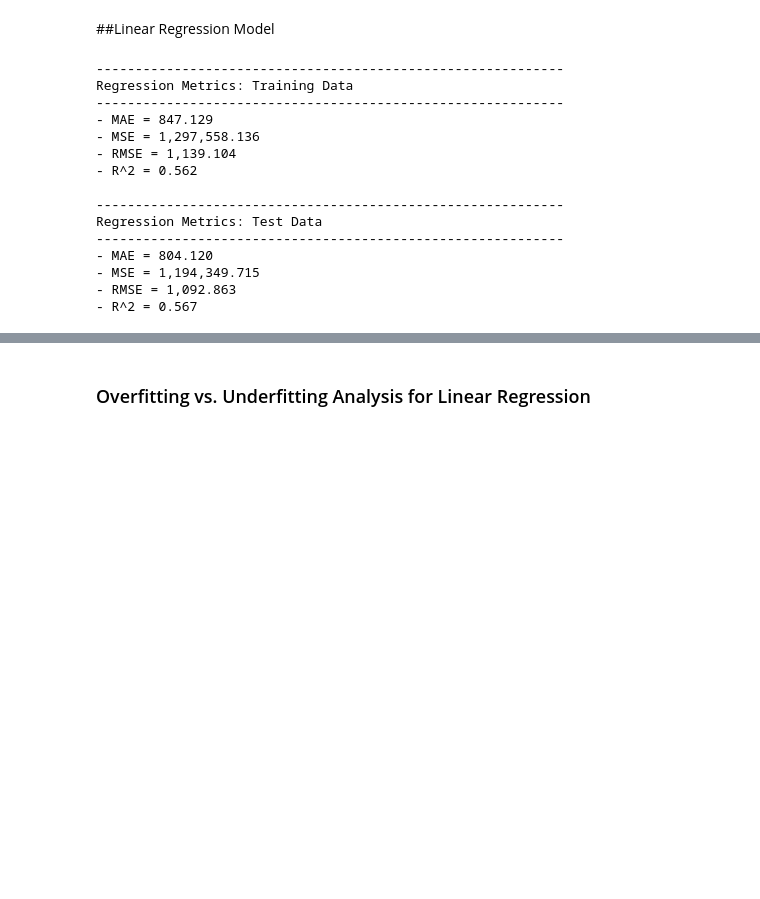
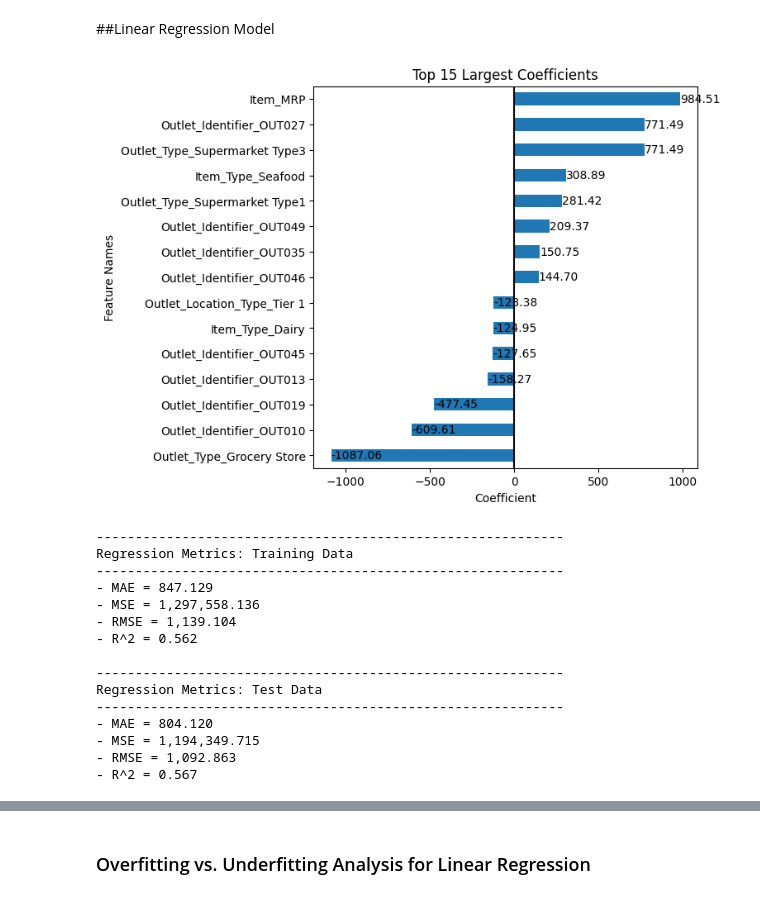
Before and after one commit to Taimaaaa/Prediction-of-Product-Sales, a Jupyter notebook: Prediction_of_product_sales.ipynb, the cells around one changed output, grey strips where cells are left out. Saved outputs shown, nothing was run; the diff lists cells and outputs as text; code cells hidden in the pictures; blank space fills up the shorter version.

Commit message:
Updated coefficients and their vis

```diff
--- a/Prediction_of_product_sales.ipynb
+++ b/Prediction_of_product_sales.ipynb
@@ -1736,18 +1906,30 @@ X_test_processed.head().round(2)
 # %%
 # Import and instantiate model
 from sklearn.linear_model import LinearRegression
 lin_reg = LinearRegression()
 
 # Fit model on training data
 lin_reg.fit(X_train_processed, y_train)
 
+# Get processed feature names from your column transformer
+feature_names = col_transformer.get_feature_names_out()
+
+# Get and plot coefficients
+coeffs = get_coeffs_linreg(lin_reg, feature_names)
+plot_coeffs(coeffs, top_n=15, annotate=True)
+
+# Save figure for README
+plt.savefig("linear_coefficients.png", bbox_inches='tight')
+plt.show()
+
 # Predictions
 y_pred_train = lin_reg.predict(X_train_processed)
 y_pred_test = lin_reg.predict(X_test_processed)
 
 # Evaluate
 evaluate_regression(lin_reg, X_train_processed, y_train, X_test_processed, y_test)
 # %% [output]
+[figure, added]
 ------------------------------------------------------------
 Regression Metrics: Training Data
 ------------------------------------------------------------
```
Also changed, not shown: parts of 4 cells of this notebook.
